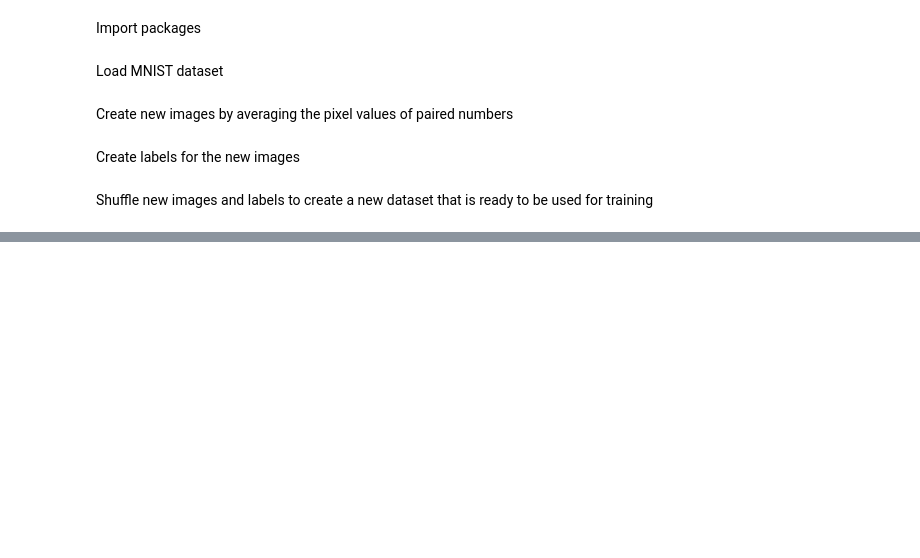
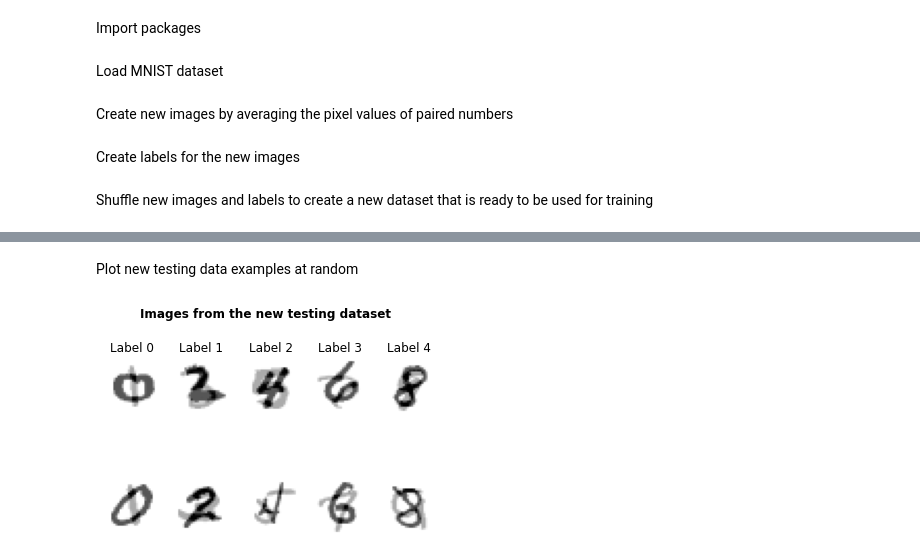
Before and after one commit to diegosol127/CSCE-636-Deep-Learning, a Jupyter notebook: Homework/CSCE_636_HW03_Sol.ipynb, the cells around one changed output, grey strips where cells are left out. Drawn from its saved outputs; the diff is of its cells as text; code cells hidden in the pictures; blank space fills up the shorter version.

```diff
--- a/Homework/CSCE_636_HW03_Sol.ipynb
+++ b/Homework/CSCE_636_HW03_Sol.ipynb
@@ -119,0 +126,18 @@ for ii in range(5):
+# %% [markdown]
+Plot new testing data examples at random
+# %%
+# create figure for testing data
+fig1,axs1 = plt.subplots(2,5)
+
+# figure title
+fig1.suptitle("Images from the new testing dataset", fontweight="bold")
+
+# plot the new images
+for ii in range(5):
+  axs1[0,ii].set_title(f"Label {ii}")
+
+  for jj in range(2):
+    axs1[jj,ii].imshow(test_images_NEW[np.random.choice(np.where(test_labels_NEW==ii)[0])], cmap=plt.cm.binary)
+    axs1[jj,ii].axis("off")
+# %% [output]
+[figure, added]
```
Also changed, not shown: parts of 12 cells of this notebook.
